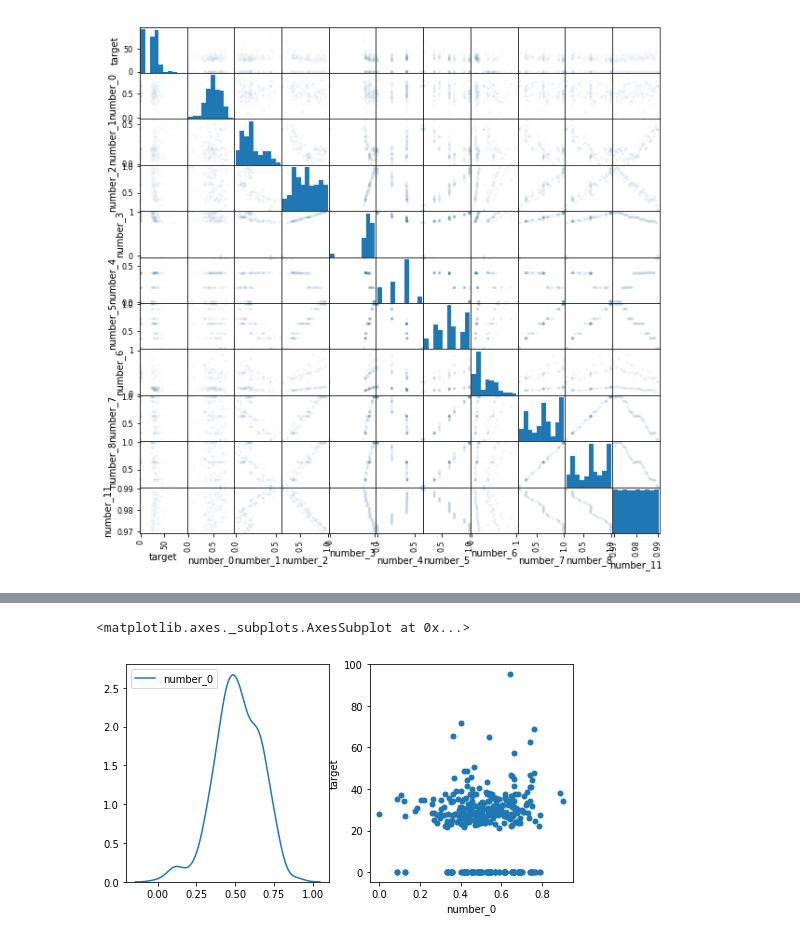
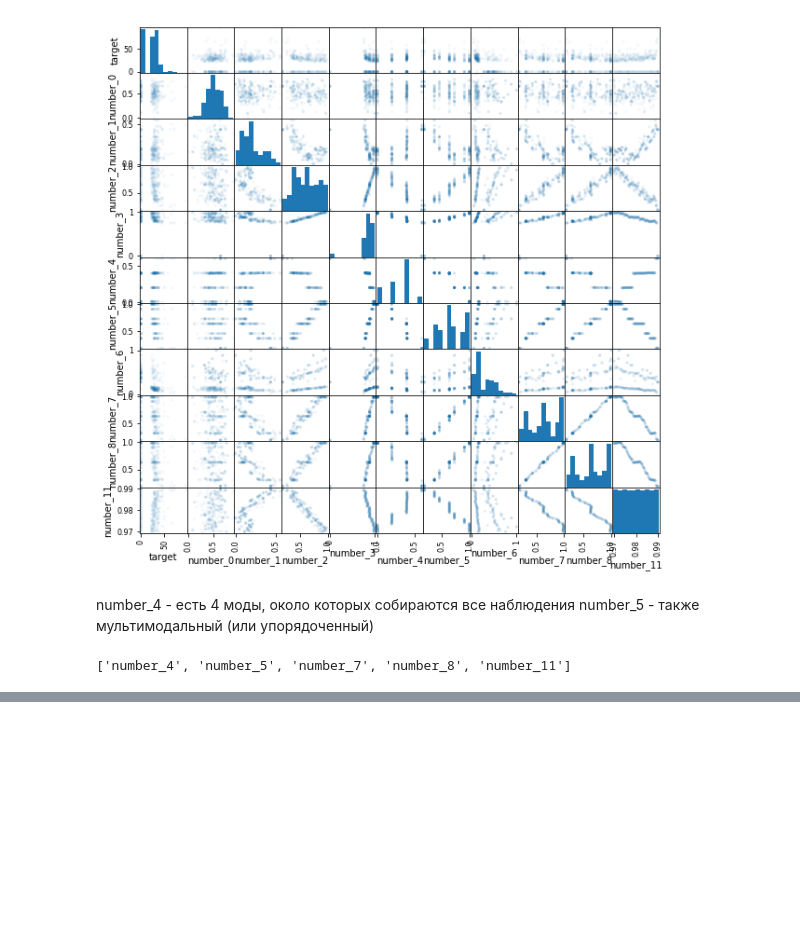
Before and after one commit to CobaltLS/MachineLearning, a Jupyter notebook: SDSJ/SDSJ2018.ipynb, the cells around one changed output, grey strips where cells are left out. Saved outputs shown, nothing was run; the diff lists cells and outputs as text; code cells hidden in the pictures; blank space fills up the shorter version.

```diff
--- a/SDSJ/SDSJ2018.ipynb
+++ b/SDSJ/SDSJ2018.ipynb
@@ -89,6 +80,4 @@ data.describe()
 data["datetime_0"] = pd.to_datetime(data["datetime_0"])
 
 cols = data.nunique()[data.nunique()==2].index.tolist()
-data[cols] = data[cols].astype(bool)
-
-print(data.dtypes)
+data[cols] = data[cols].astype(np.int8)
@@ -113,9 +84,22 @@ dtype: object
 # %%
 from pandas.tools.plotting import scatter_matrix
-scatter_matrix(data[data.dtypes[data.dtypes == np.float64].index], alpha = .01, figsize = (10, 10))
+scatter_matrix(data[data.dtypes[data.dtypes == np.float64].index], alpha = .05, figsize = (10, 10))
 pass
 # %% [output]
-[figure, old version]
+[figure, new version]
+# %% [markdown]
+number_4 - есть 4 моды, около которых собираются все наблюдения
+number_5 - также мультимодальный (или упорядоченный)
+# %%
+# Коррелированные переменные
+threshold = 0.75
+corr_matrix = data.corr().abs()
+upper = corr_matrix.where(np.triu(np.ones(corr_matrix.shape), k=1).astype(np.bool))
+
+to_drop = [column for column in upper.columns if any(upper[column] > threshold)]
+print(to_drop)
+# %% [output]
+['number_4', 'number_5', 'number_7', 'number_8', 'number_11']
 # %%
 data.corr()
 # %% [output]
@@ -136,10 +120,3 @@ data.corr()
 | number_37 | 0.246042 | 0.049128 | 0.028406 | 0.030881 | 0.039723 | 0.000016 | 0.016584 | -0.131089 | 0.009932 | 0.009326 | ... |
 | number_38 | 0.092842 | 0.029852 | 0.005821 | 0.039385 | -0.018855 | -0.013349 | 0.030576 | -0.087410 | 0.025285 | 0.025499 | ... |
 | line_id | -0.071313 | -0.046087 | -0.022962 | -0.029541 | -0.109082 | 0.014548 | -0.021863 | 0.010470 | -0.026590 | -0.023181 | ... |
-# %%
-fig, (ax1, ax2) = plt.subplots(1, 2, figsize=(8, 4))
-sns.kdeplot(data["number_0"], ax=ax1)
-sns.scatterplot(x="number_0", y="target", sizes=(1, 8), linewidth=0, data=data, ax=ax2)
-# %% [output]
-<matplotlib.axes._subplots.AxesSubplot at 0x...>
-[figure, removed]
```
Also changed, not shown: parts of 53 cells of this notebook.
